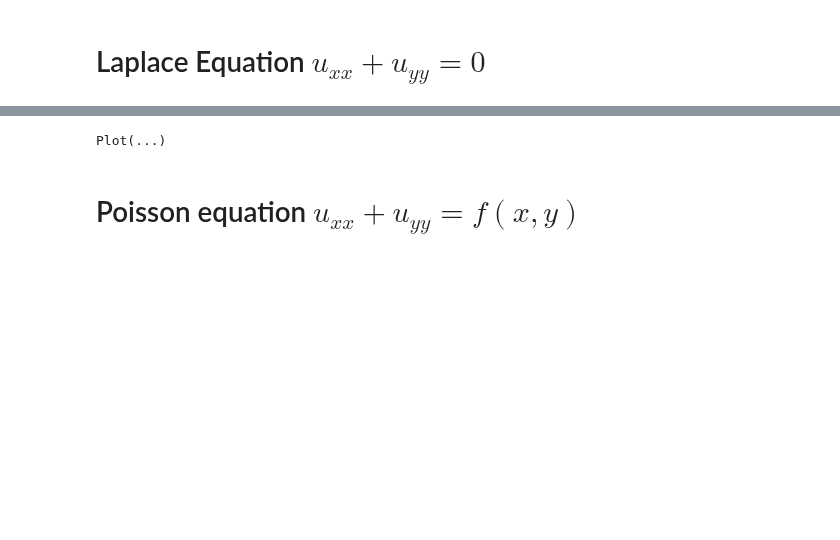
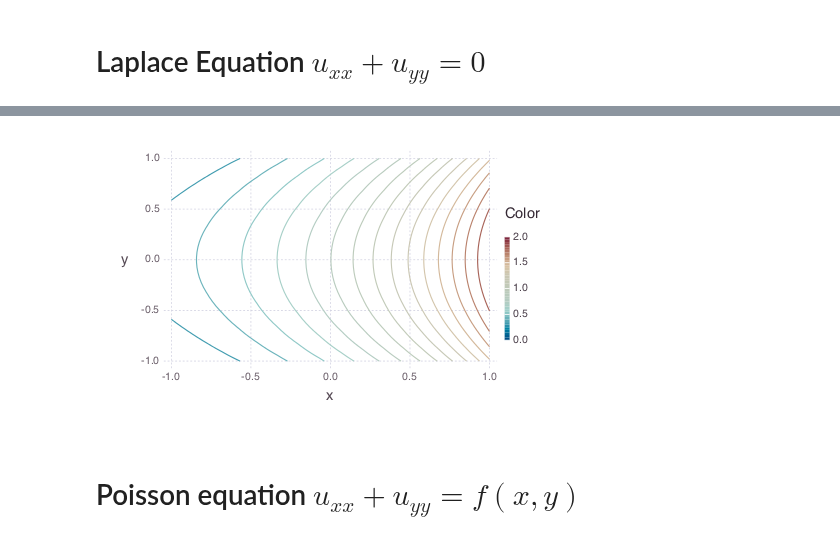
Before and after one commit to JuliaApproximation/ApproxFun.jl, a Jupyter notebook: examples/RectPDE Examples.ipynb, the cells around one changed output, grey strips where cells are left out. Cells and saved outputs as stored; diff of their text form; code cells hidden in the pictures; blank space fills up the shorter version.

```diff
--- a/examples/RectPDE Examples.ipynb
+++ b/examples/RectPDE Examples.ipynb
@@ -19,16 +19,16 @@ Plot(...)
 # %%
 dx=dy=Interval()
-d=dx⊗dy
+d=dx*dy
 x=Fun(identity,dx);y=Fun(identity,dy)
 
 # we solve with neumann on one edge
 #ldirichlet/rdirichlet/lneumann/rneumann is left/right dirichet/neumann
 u=[ldirichlet(dx)⊗I,rneumann(dx)⊗I,I⊗dirichlet(dy),lap(d)]\[
                         real(exp(-1+1im*y)),0.0,
                         real(exp(x-1im)),real(exp(x+1im))];
 contour(u)
 # %% [output]
-Plot(...)
+[figure, added]
 # %% [markdown]
 # Poisson equation $u_{xx} + u_{yy} = f(x,y)$
 # %%
```
Also changed, not shown: parts of 14 cells of this notebook, 4 other files.
